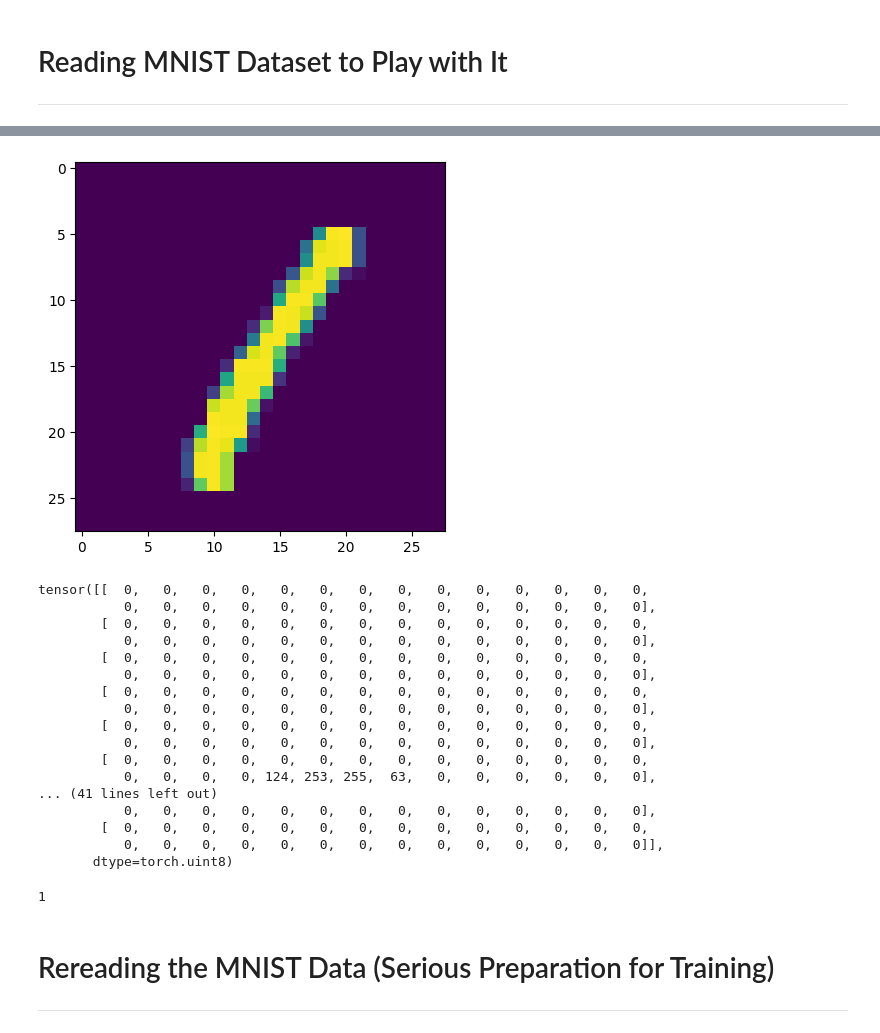
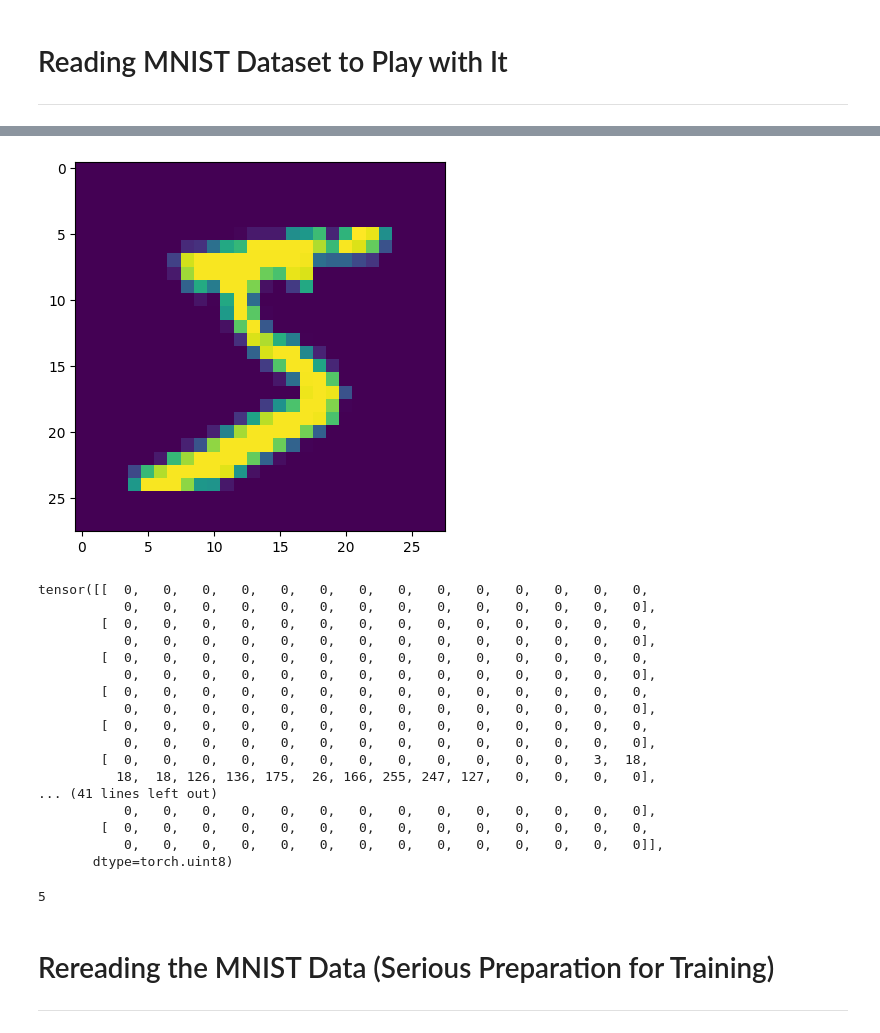
Before and after one commit to jakubweglowski/Machine-Learning-Summer-2024-25, a Jupyter notebook: Lab09_multi-layer-perceptron-MLP.ipynb, the cells around one changed output, grey strips where cells are left out. Cells and saved outputs as stored; diff of their text form; code cells hidden in the pictures.

```diff
--- a/Lab09_multi-layer-perceptron-MLP.ipynb
+++ b/Lab09_multi-layer-perceptron-MLP.ipynb
@@ -163,11 +197,11 @@ trainset = torchvision.datasets.MNIST(root='./data',
 # %%
-train_image, train_target = trainset[3]    #let us examine the 0-th sample
+train_image, train_target = trainset[0]    #let us examine the 0-th sample
 pyplot.imshow(train_image)
 pyplot.show()
 # %% [output]
-[figure, old version]
+[figure, new version]
 # %%
-trainset.data[3]     #it will be shown in two rows, so a human has hard time classificating it
+trainset.data[0]     #it will be shown in two rows, so a human has hard time classificating it
 # %% [output]
 tensor([[  0,   0,   0,   0,   0,   0,   0,   0,   0,   0,   0,   0,   0,   0,
            0,   0,   0,   0,   0,   0,   0,   0,   0,   0,   0,   0,   0,   0],
@@ -179,17 +213,17 @@ tensor([[  0,   0,   0,   0,   0,   0,   0,   0,   0,   0,   0,   0,   0,   0,
            0,   0,   0,   0,   0,   0,   0,   0,   0,   0,   0,   0,   0,   0],
         [  0,   0,   0,   0,   0,   0,   0,   0,   0,   0,   0,   0,   0,   0,
            0,   0,   0,   0,   0,   0,   0,   0,   0,   0,   0,   0,   0,   0],
-        [  0,   0,   0,   0,   0,   0,   0,   0,   0,   0,   0,   0,   0,   0,
-           0,   0,   0,   0, 124, 253, 255,  63,   0,   0,   0,   0,   0,   0],
+        [  0,   0,   0,   0,   0,   0,   0,   0,   0,   0,   0,   0,   3,  18,
+          18,  18, 126, 136, 175,  26, 166, 255, 247, 127,   0,   0,   0,   0],
 ... (41 lines left out)
            0,   0,   0,   0,   0,   0,   0,   0,   0,   0,   0,   0,   0,   0],
         [  0,   0,   0,   0,   0,   0,   0,   0,   0,   0,   0,   0,   0,   0,
            0,   0,   0,   0,   0,   0,   0,   0,   0,   0,   0,   0,   0,   0]],
        dtype=torch.uint8)
 # %%
-trainset[3][1]    #check if you classified it correctly in your mind
+trainset[0][1]    #check if you classified it correctly in your mind
 # %% [output]
-1
+5
 # %% [markdown]
 # Rereading the MNIST Data (Serious Preparation for Training)
 ------------------
```
Also changed, not shown: parts of 9 cells of this notebook, 9 other files.
